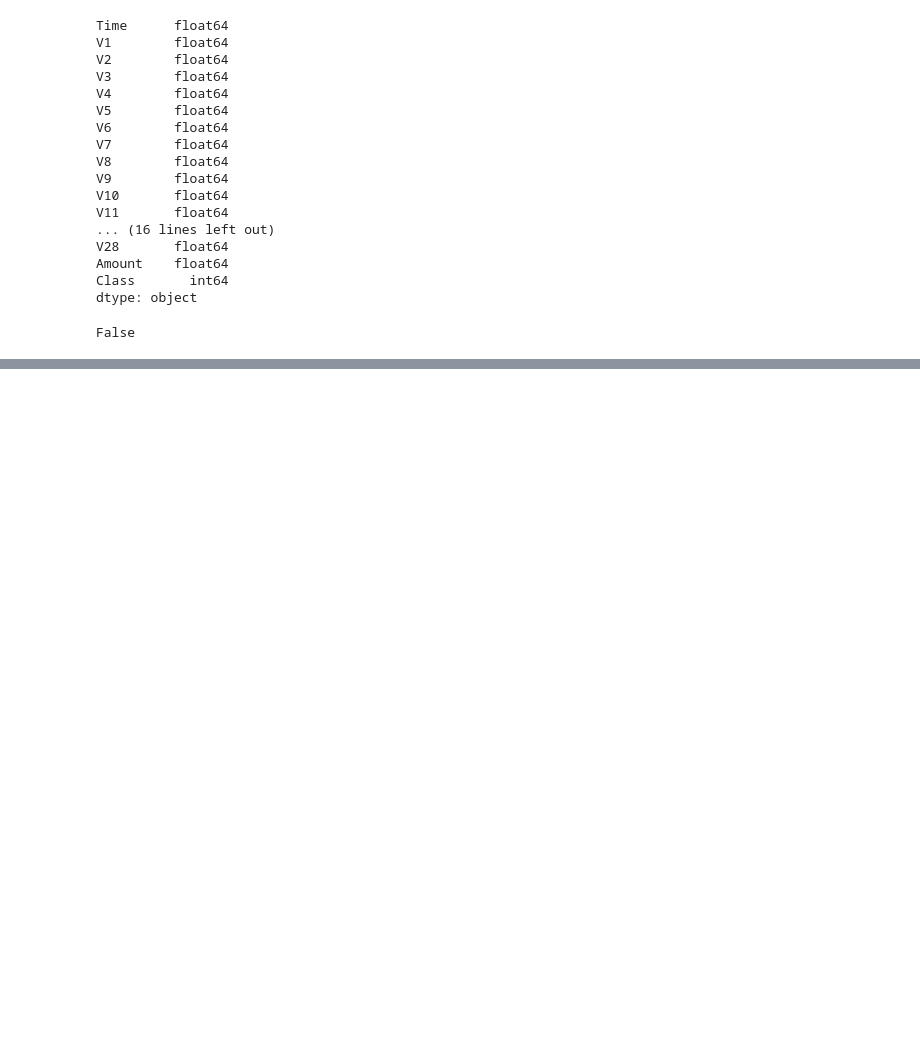
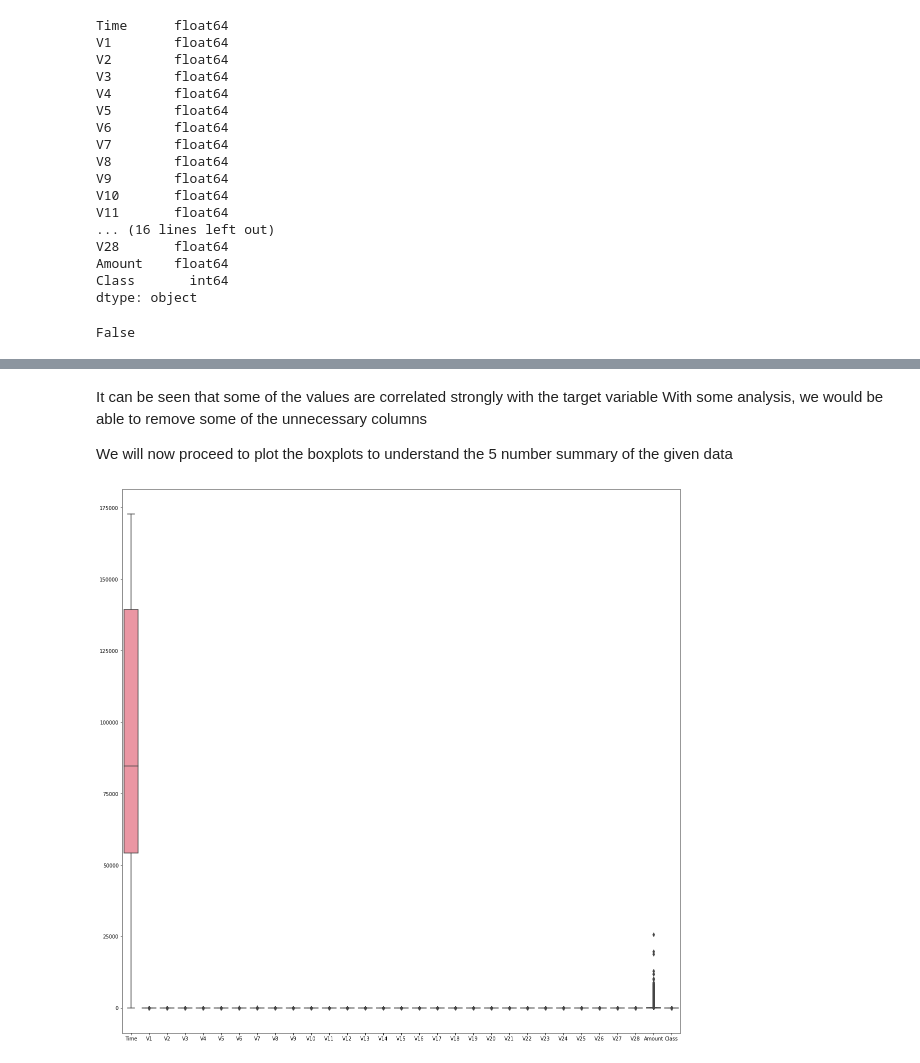
Before and after one commit to sivadhulipala1999/credit-card-fraud-detection, a Jupyter notebook: eda/data_munging.ipynb, the cells around one changed output, grey strips where cells are left out. Drawn from its saved outputs; the diff is of its cells as text; code cells hidden in the pictures; blank space fills up the shorter version.

```diff
--- a/eda/data_munging.ipynb
+++ b/eda/data_munging.ipynb
@@ -58,0 +67,12 @@ Following these conclusions, we can move onto further analysis of data by lookin
+# %% [markdown]
+It can be seen that some of the values are correlated strongly with the target variable
+With some analysis, we would be able to remove some of the unnecessary columns <br/>
+
+
+We will now proceed to plot the boxplots to understand the 5 number summary of the given data
+# %%
+plt.subplots(figsize=(20, 20))
+sns.boxplot(data=df)
+plt.show()
+# %% [output]
+[figure, added]
```
Also changed, not shown: parts of 4 cells of this notebook.
